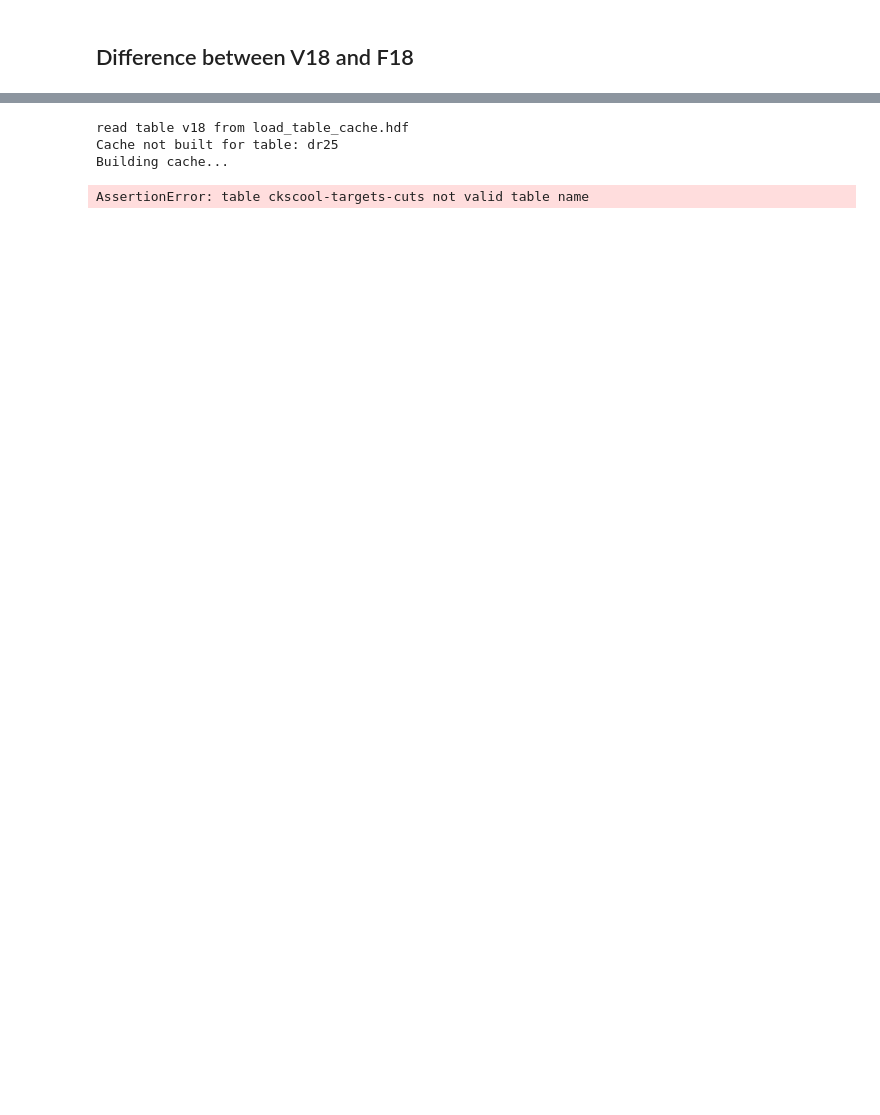
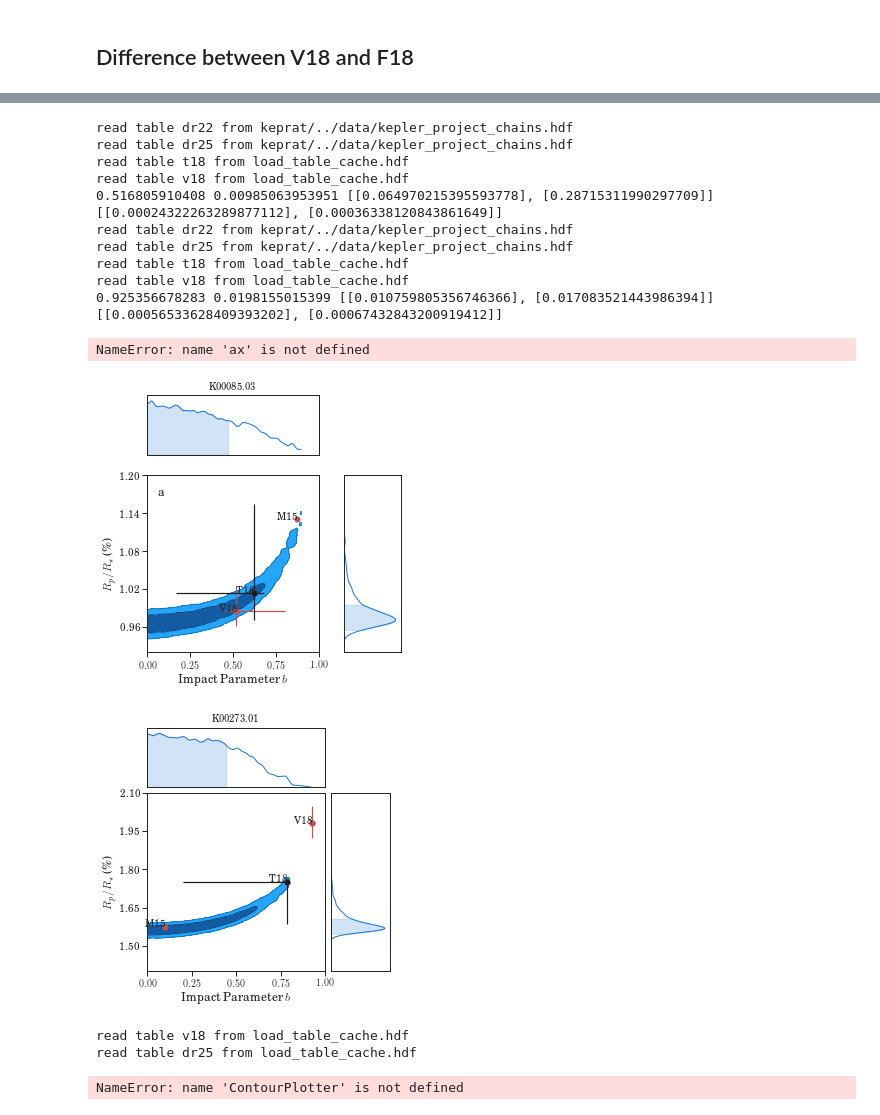
Before and after one commit to petigura/keprat, a Jupyter notebook: 1_Fig-Compare-Van-Eylen.ipynb, the cells around one changed output, grey strips where cells are left out. Cells and saved outputs as stored; diff of their text form; code cells hidden in the pictures; blank space fills up the shorter version.

```diff
--- a/1_Fig-Compare-Van-Eylen.ipynb
+++ b/1_Fig-Compare-Van-Eylen.ipynb
@@ -378,3 +338,45 @@ print row.T.to_string()
+# %%
+# This is an example where V18 said there was a high impact parameter, but F15 said no
+,close all
+
+id_koicand = 'K00085.03'
+plot_corner(id_koicand)
+fig = gcf()
+axL = fig.get_axes()
+setp([axL[0],axL[2]], xlim=(-0.001,1))
+setp([axL[2],axL[3]], ylim=(0.0092,0.012))
+setp(axL[0],title=id_koicand)
+letter_plot('a')
+tight_layout()
+gcf().savefig('paper/fig_m15-high-v18-low.pdf')
+
+
+id_koicand = 'K00273.01'
+plot_corner(id_koicand)
+fig = gcf()
+axL = fig.get_axes()
+setp([axL[0],axL[2]], xlim=(-0.001,1))
+setp([axL[2],axL[3]], ylim=(0.014,0.021))
+
+setp(axL[0],title=id_koicand)
+text(0.1,0.9,id_koicand,transform=ax.transAxes)
+letter_plot('b')
+tight_layout()
+gcf().savefig('paper/fig_m15-low-v18-high.pdf')
+# %% [output]
+read table dr22 from keprat/../data/kepler_project_chains.hdf
+read table dr25 from keprat/../data/kepler_project_chains.hdf
+read table t18 from load_table_cache.hdf
+read table v18 from load_table_cache.hdf
+0.516805910408 0.00985063953951 [[0.064970215395593778], [0.28715311990297709]] [[0.00024322263289877112], [0.00036338120843861649]]
+read table dr22 from keprat/../data/kepler_project_chains.hdf
+read table dr25 from keprat/../data/kepler_project_chains.hdf
+read table t18 from load_table_cache.hdf
+read table v18 from load_table_cache.hdf
+0.925356678283 0.0198155015399 [[0.010759805356746366], [0.017083521443986394]] [[0.00056533628409393202], [0.00067432843200919412]]
+NameError: name 'ax' is not defined
+[figure, added]
+[figure, added]
 # %%
 import seaborn as sns
 from keprat.plot import ContourPlotter
@@ -383,7 +385,7 @@ sns.set_style('ticks')
 df = keprat.io.load_table('cksgaia-planets')
 #df = df.query('1.0 < f18_srad < 2.0')
 #df = df.query('1 < f18_smass < 1.4')
-fig, axL = subplots(ncols=2,nrows=1,figsize=(7.5,3))
+fig, axL = subplots(ncols=2,nrows=1,figsize=(7.5,4))
 df['x'] = df['f18_period']
 df['dr25_prad'] = df.eval('dr25_RD1_cum * f18_srad * 109')
 df['dr25_prad_err'] = df.eval('dr25_prad * sqrt( (0.5*(dr25_RD1_cum_err1 - dr25_RD1_cum_err2)/dr25_RD1_cum)**2 + (f18_srad_err/f18_srad)**2)')
@@ -406,7 +408,7 @@ keprat.plot.add_anchored(s,4,prop=dict(size='x-small'))
 letter_plot('a')
 s = """\
 Fulton \& Petigura (2018)
-All Planets\
+All Hosts; All Planets\
 """
 title(s)
 
@@ -423,6 +425,12 @@ $R_p/R_\star$ [DR25]
 $R_\tau$ $>$ 0.6
 $N_p$ = {}""".format(p1.n)
 keprat.plot.add_anchored(s,4,prop=dict(size='x-small'))
+s = """\
+This Work
+All Hosts; Transit Duration Filter\
+"""
+title(s)
+
 
 tight_layout()
 fig.subplots_adjust(right=0.9)
@@ -433,20 +441,13 @@ cb.set_label('Relative Density of Planets')
 cb.ax.set_yticklabels("{:.1f}".format(f) for f in ticks)
 
 gcf().savefig('paper/fig_compare-per-prad-smass=all.pdf')
-# %% [output]
-read table v18 from load_table_cache.hdf
-Cache not built for table: dr25
-Building cache...
-AssertionError: table ckscool-targets-cuts not valid table name
 # %%
-import seaborn as sns
-from keprat.plot import ContourPlotter
 sns.set_context('paper',font_scale=1.1)
 sns.set_style('ticks')
 df = keprat.io.load_table('cksgaia-planets')
 #df = df.query('1.0 < f18_srad < 2.0')
 df = df.query('1.0 < f18_smass < 1.4')
-fig, axL = subplots(ncols=2,nrows=1,figsize=(7.5,3))
+fig, axL = subplots(ncols=2,nrows=1,figsize=(7.5,4))
 df['x'] = df['f18_period']
 df['dr25_prad'] = df.eval('dr25_RD1_cum * f18_srad * 109')
 df['dr25_prad_err'] = df.eval('dr25_prad * sqrt( (0.5*(dr25_RD1_cum_err1 - dr25_RD1_cum_err2)/dr25_RD1_cum)**2 + (f18_srad_err/f18_srad)**2)')
@@ -466,6 +467,11 @@ $N_p$ = {}""".format(p2.n)
 keprat.plot.add_anchored(s,4,prop=dict(size='x-small'))
 
 letter_plot('c')
+s = """\
+Fulton \& Petigura (2018)
+High Mass Hosts; All Planets\
+"""
+title(s)
 
 sca(axL[1])
 p1 = ContourPlotter(samp2.x,samp2.dr25_prad,samp2.dr25_prad_err)
@@ -478,6 +484,11 @@ $N_p$ = {}""".format(p1.n)
 keprat.plot.add_anchored(s,4,prop=dict(size='x-small'))
 
 letter_plot('d')
+s = """\
+This Work
+High Mass Hosts; Transit Duration Filter\
+"""
+title(s)
 
 tight_layout()
 fig.subplots_adjust(right=0.9)
@@ -487,3 +498,7 @@ cb = gcf().colorbar(p2.im,ticks=ticks,cax=ax)
 cb.set_label('Relative Density of Planets')
 cb.ax.set_yticklabels("{:.1f}".format(f) for f in ticks)
 gcf().savefig('paper/fig_compare-per-prad-smass=high.pdf')
+# %% [output]
+read table v18 from load_table_cache.hdf
+read table dr25 from load_table_cache.hdf
+NameError: name 'ContourPlotter' is not defined
```
Also changed, not shown: parts of 8 cells of this notebook, 4 other files.
